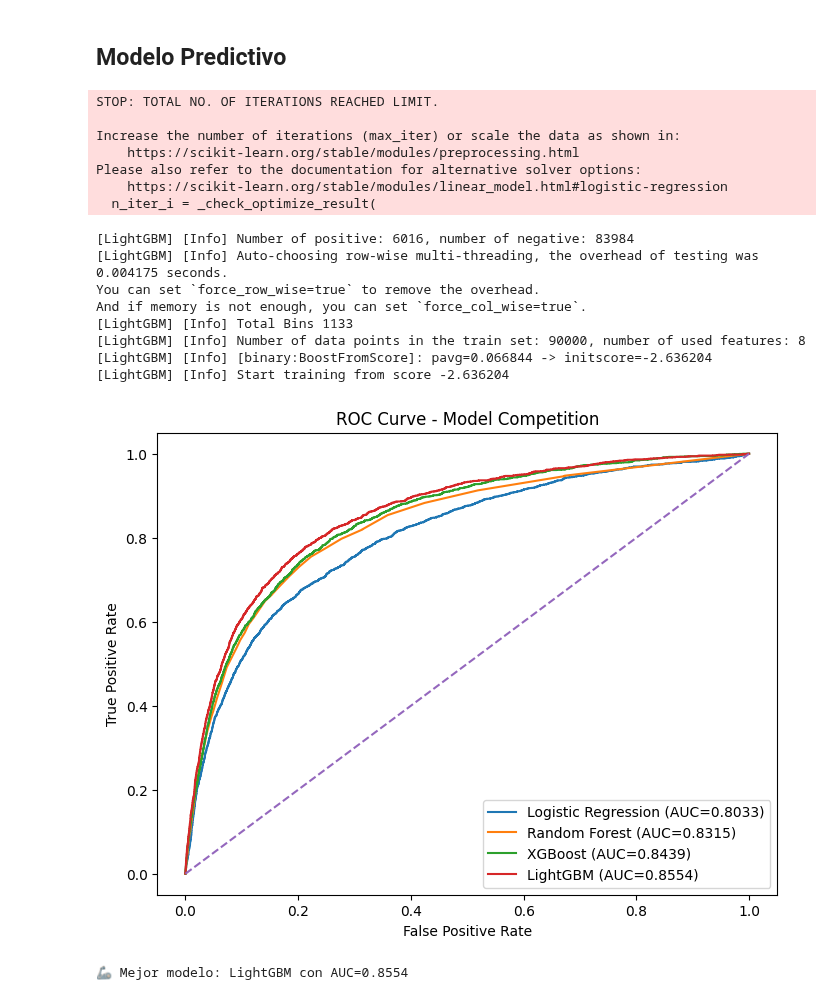
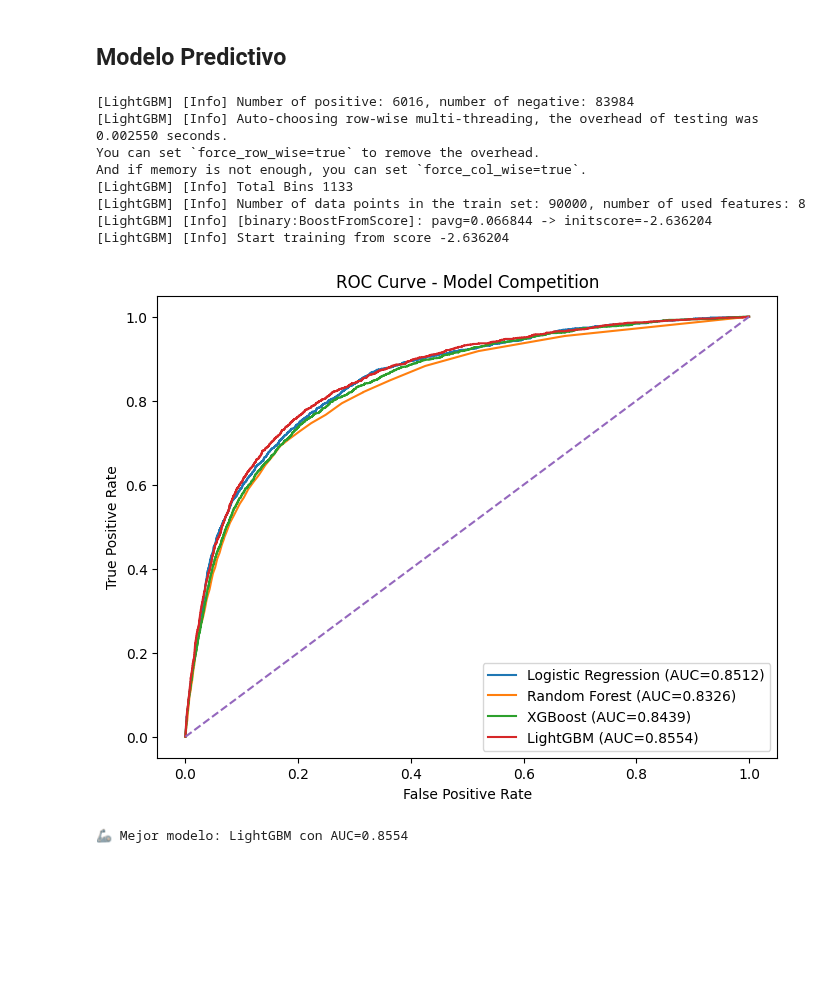
Before and after one commit to THEWACHER1103/analisis_crediticio, a Jupyter notebook: Analisis_crediticio.ipynb, the cells around one changed output. Saved outputs shown, nothing was run; the diff lists cells and outputs as text; code cells hidden in the pictures; blank space fills up the shorter version.

```diff
--- a/Analisis_crediticio.ipynb
+++ b/Analisis_crediticio.ipynb
@@ -526,9 +526,6 @@ from lightgbm import LGBMClassifier
 from sklearn.metrics import roc_auc_score, roc_curve
 from sklearn.pipeline import Pipeline
 from sklearn.impute import SimpleImputer
-import matplotlib.pyplot as plt
-import pandas as pd
-import numpy as np
 
 
 #Split
@@ -550,17 +547,20 @@ X_test, X_out, y_test, y_out = train_test_split(
 )
 
 #Modelos
-random_state=11
+r_st=555
 models = {
+
     "Logistic Regression": Pipeline([
-        ("model", LogisticRegression())]),
+    ("scaler", StandardScaler()),
+    ("model", LogisticRegression(random_state=r_st))]),
+
 
     "Random Forest": Pipeline([
-        ("model", RandomForestClassifier())]),
+        ("model", RandomForestClassifier(random_state=r_st))]),
 
-    "XGBoost": XGBClassifier(),
+    "XGBoost": XGBClassifier(random_state=r_st),
 
-    "LightGBM": LGBMClassifier()
+    "LightGBM": LGBMClassifier(random_state=r_st)
 }
 
 
@@ -600,50 +600,43 @@ for name, model in models.items():
     })
 
     # Curva ROC
     fpr, tpr, _ = roc_curve(y_test, y_test_probs)
     plt.plot(fpr, tpr, label=f"{name} (AUC={auc_test:.4f})")
 
     if auc_test > best_auc:
         best_auc = auc_test
         best_model = model
         best_model_name = name
 
 plt.plot([0,1], [0,1], linestyle='--')
 plt.xlabel("False Positive Rate")
 plt.ylabel("True Positive Rate")
 plt.title("ROC Curve - Model Competition")
 plt.legend()
 plt.show()
 
 results_df = pd.DataFrame(results).sort_values("AUC Test", ascending=False)
 
 results_df["Status"] = results_df["Diff"].apply(
     lambda x: " Overfitting" if x > 0.03
     else " Estable" if x < 0.02
     else " Aceptable"
 )
 
 results_df
 
 print(f"\n🦾 Mejor modelo: {best_model_name} con AUC={best_auc:.4f}")
 # %% [output]
-STOP: TOTAL NO. OF ITERATIONS REACHED LIMIT.
-
-Increase the number of iterations (max_iter) or scale the data as shown in:
-    https://scikit-learn.org/stable/modules/preprocessing.html
-Please also refer to the documentation for alternative solver options:
-    https://scikit-learn.org/stable/modules/linear_model.html#logistic-regression
-  n_iter_i = _check_optimize_result(
+[LightGBM] [Info] Number of positive: 6016, number of negative: 83984
+[LightGBM] [Info] Auto-choosing row-wise multi-threading, the overhead of testing was 0.002550 seconds.
+You can set `force_row_wise=true` to remove the overhead.
+And if memory is not enough, you can set `force_col_wise=true`.
+[LightGBM] [Info] Total Bins 1133
+[LightGBM] [Info] Number of data points in the train set: 90000, number of used features: 8
+[LightGBM] [Info] [binary:BoostFromScore]: pavg=0.066844 -> initscore=-2.636204
+[LightGBM] [Info] Start training from score -2.636204
+[figure, new version]
-[LightGBM] [Info] Number of positive: 6016, number of negative: 83984
-[LightGBM] [Info] Auto-choosing row-wise multi-threading, the overhead of testing was 0.004175 seconds.
-You can set `force_row_wise=true` to remove the overhead.
-And if memory is not enough, you can set `force_col_wise=true`.
-[LightGBM] [Info] Total Bins 1133
-[LightGBM] [Info] Number of data points in the train set: 90000, number of used features: 8
-[LightGBM] [Info] [binary:BoostFromScore]: pavg=0.066844 -> initscore=-2.636204
-[LightGBM] [Info] Start training from score -2.636204
+🦾 Mejor modelo: LightGBM con AUC=0.8554
-[figure, old version]
-🦾 Mejor modelo: LightGBM con AUC=0.8554
 # %%
 results_df["Status"] = results_df["Diff"].apply(
     lambda x: "Overfitting" if x > 0.03
```
Also changed, not shown: parts of 12 cells of this notebook.
